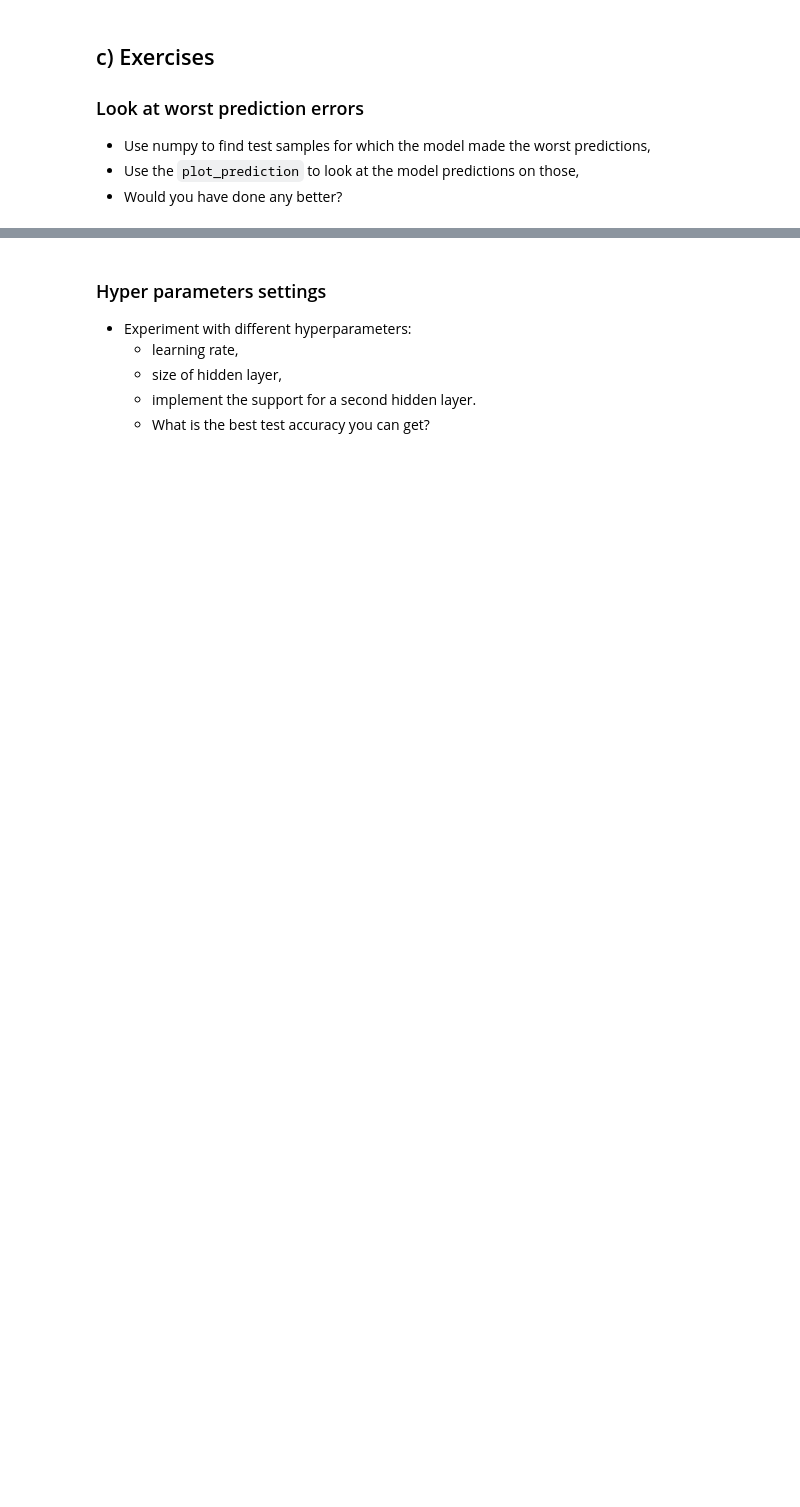
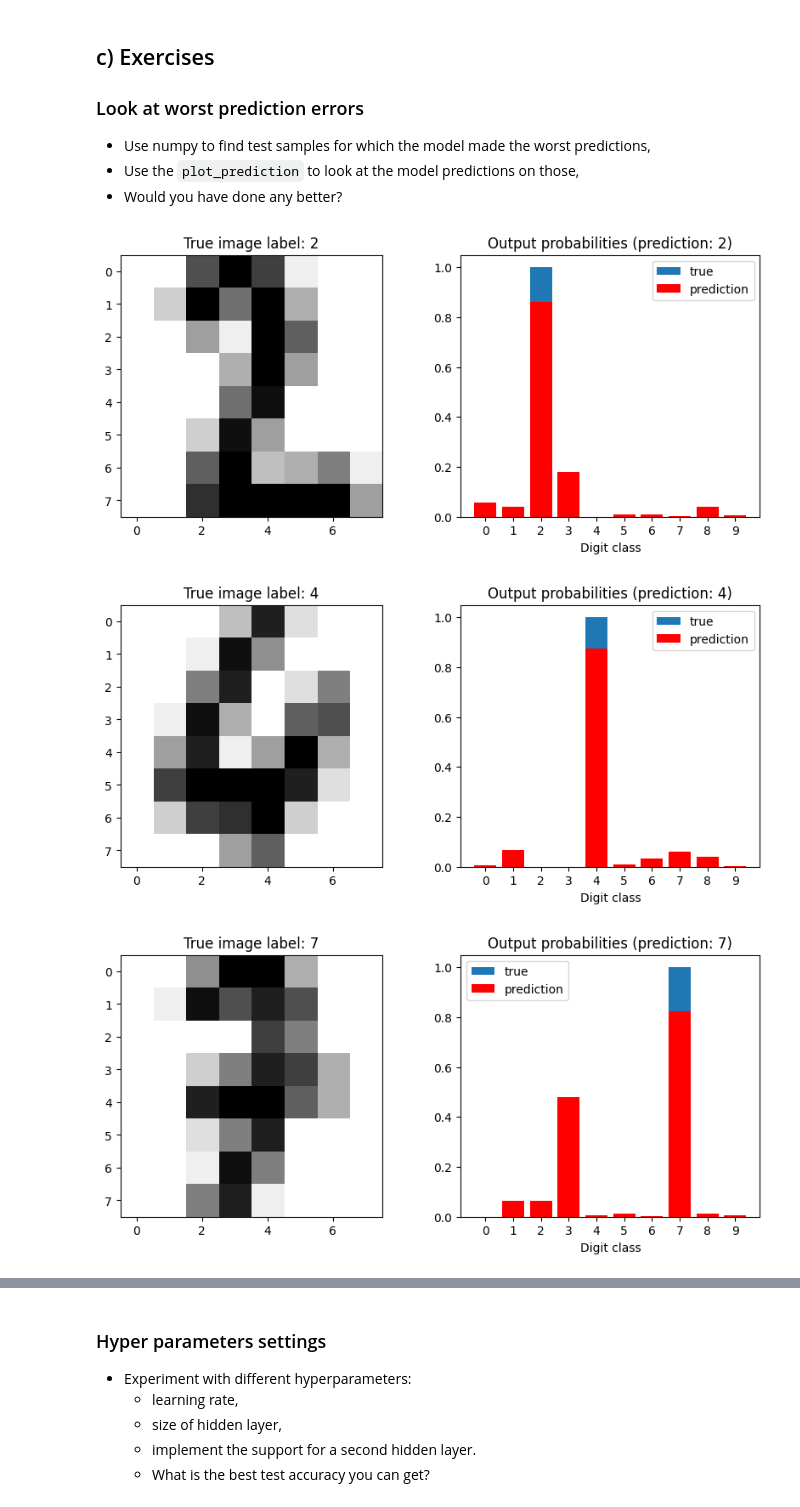
Before and after one commit to shyeolekar5/deep_learning, a Jupyter notebook: 01_materials/labs/lab_2.ipynb, the cells around one changed output, grey strips where cells are left out. Saved outputs shown, nothing was run; the diff lists cells and outputs as text; code cells hidden in the pictures; blank space fills up the shorter version.

```diff
--- a/01_materials/labs/lab_2.ipynb
+++ b/01_materials/labs/lab_2.ipynb
@@ -193,8 +193,8 @@ class LogisticRegression:
 
     def forward(self, X):
         # Compute the linear combination of the input and weights
-        Z = None
-        return None
+        Z = np.dot(X, self.W) + self.b
+        return softmax(Z)
 
     def predict(self, X):
         # Return the most probable class for each sample in X
@@ -206,7 +206,8 @@ class LogisticRegression:
     def loss(self, X, y):
         # Compute the negative log likelihood over the data provided
         y_onehot = one_hot(self.output_size, y.astype(int))
-        return None
+        y_pred = self.forward(X)
+        return nll(y_onehot, y_pred)
 
     def grad_loss(self, X, y_true, y_pred):
         # Compute the gradient of the loss with respect to W and b for a single sample (X, y_true)
@@ -344,17 +366,17 @@ class NeuralNet():
 
     def forward_hidden(self, X):
         # Compute the linear combination of the input and weights
-        self.Z_h = None
+        self.Z_h = np.dot(X, self.W_h) + self.b_h
 
         # Apply the sigmoid activation function
-        return None
+        return sigmoid(self.Z_h)
 
     def forward_output(self, H):
         # Compute the linear combination of the hidden layer activation and weights
-        self.Z_o = None
+        self.Z_o = np.dot(H, self.W_o) + self.b_o
 
         # Apply the sigmoid activation function
-        return None
+        return sigmoid(self.Z_o)
 
     def forward(self, X):
         # Compute the forward activations of the hidden and output layers
@@ -365,7 +387,9 @@ class NeuralNet():
 
     def loss(self, X, y):
         y = y.astype(int)
-        return None
+        y_onehot = one_hot(10, y)
+        y_pred = self.forward(X)
+        return nll(y_onehot, y_pred)
 
     def grad_loss(self, X, y_true):
         y_true = one_hot(self.output_size, y_true)
@@ -469,0 +521,7 @@ plot_prediction(model, sample_idx=4)
+# %%
+for i in range(10):
+  plot_prediction(model, sample_idx=i)
+# %% [output]
+[figure, added]
+[figure, added]
+[figure, added]
```
Also changed, not shown: parts of 22 cells of this notebook.
